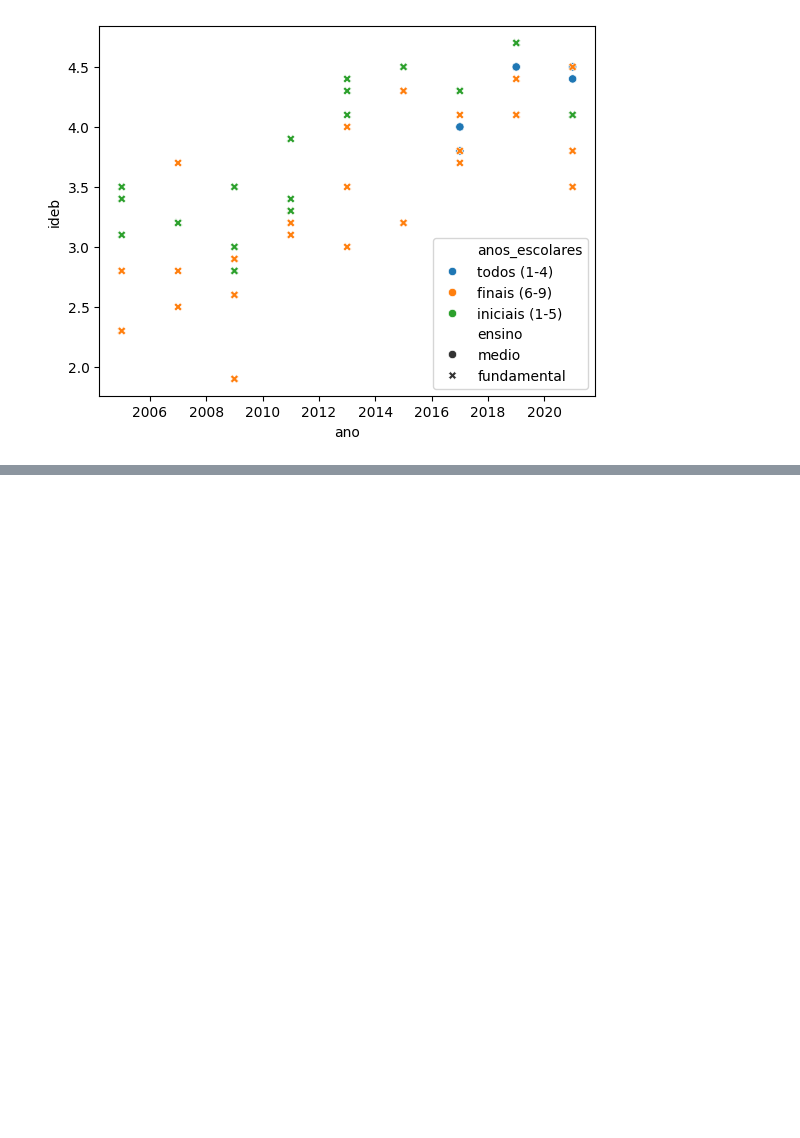
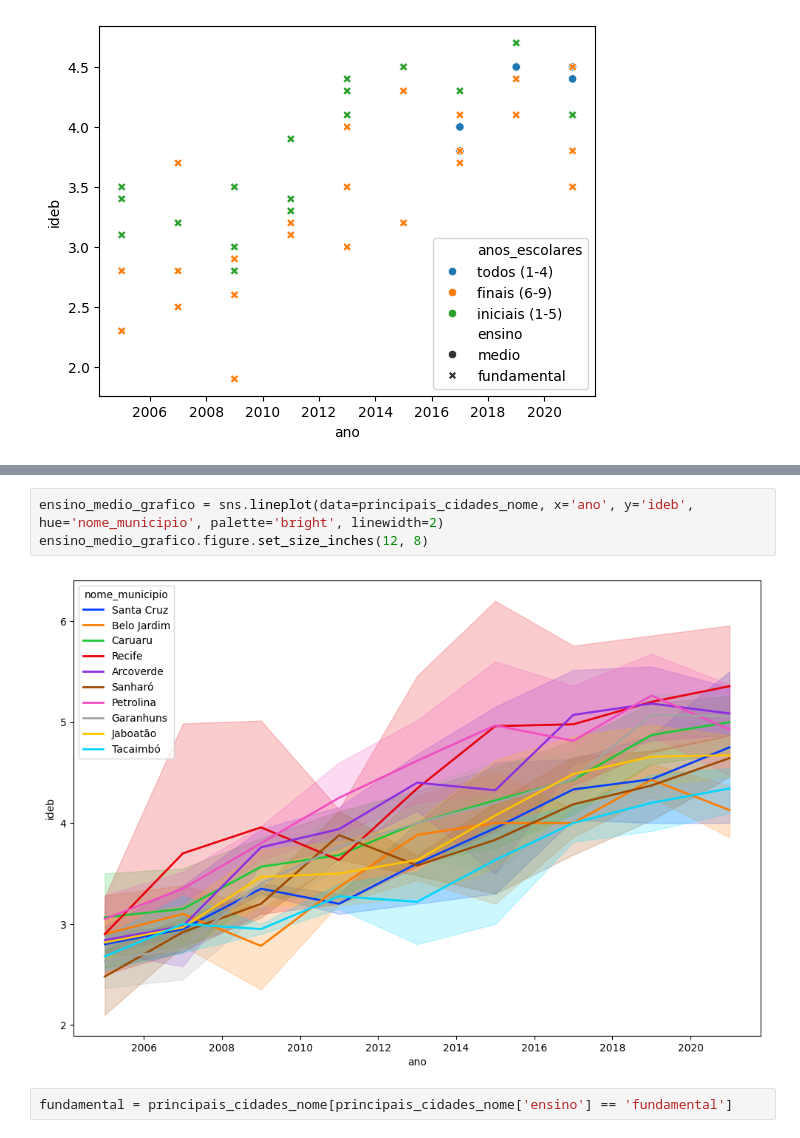
Before and after one commit to claraaqn/IC-Dadis_IDEB, a Jupyter notebook: tratamento_de_dados/inep_ideb.ipynb, the cells around one changed output, grey strips where cells are left out. Drawn from its saved outputs; the diff is of its cells as text; blank space fills up the shorter version.

```diff
--- a/tratamento_de_dados/inep_ideb.ipynb
+++ b/tratamento_de_dados/inep_ideb.ipynb
@@ -84,0 +160,7 @@ sns.scatterplot(data=data_bj, x='ano', y='ideb', hue='anos_escolares', style='en
+# %%
+ensino_medio_grafico = sns.lineplot(data=principais_cidades_nome, x='ano', y='ideb', hue='nome_municipio', palette='bright', linewidth=2)
+ensino_medio_grafico.figure.set_size_inches(12, 8)
+# %% [output]
+[figure, added]
+# %%
+fundamental = principais_cidades_nome[principais_cidades_nome['ensino'] == 'fundamental']
```
Also changed, not shown: parts of 22 cells of this notebook.
